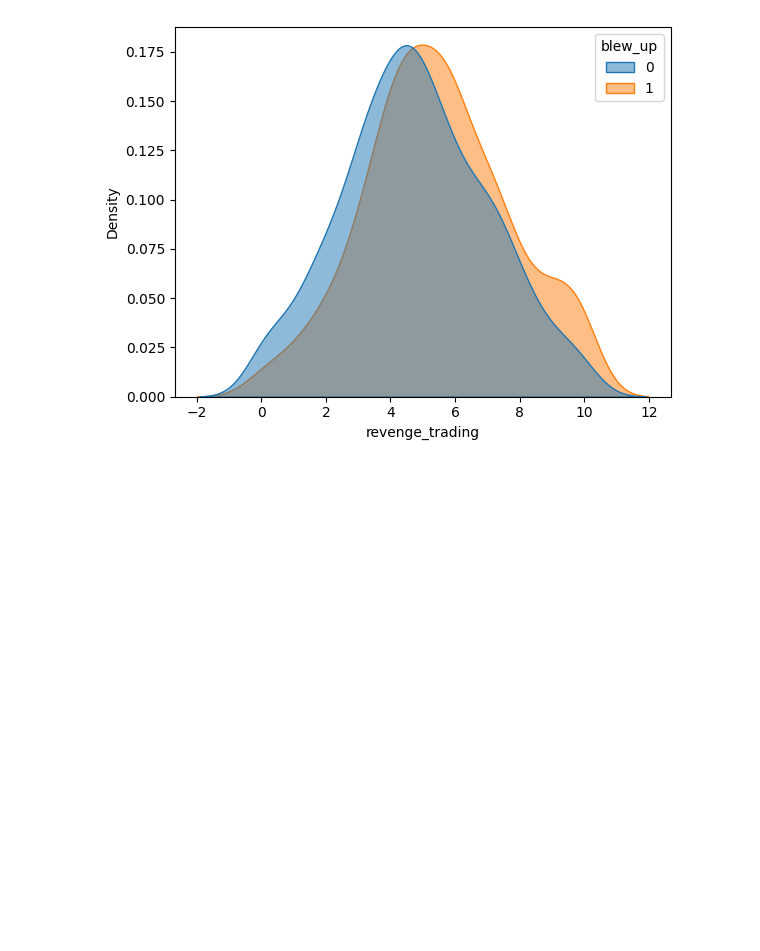
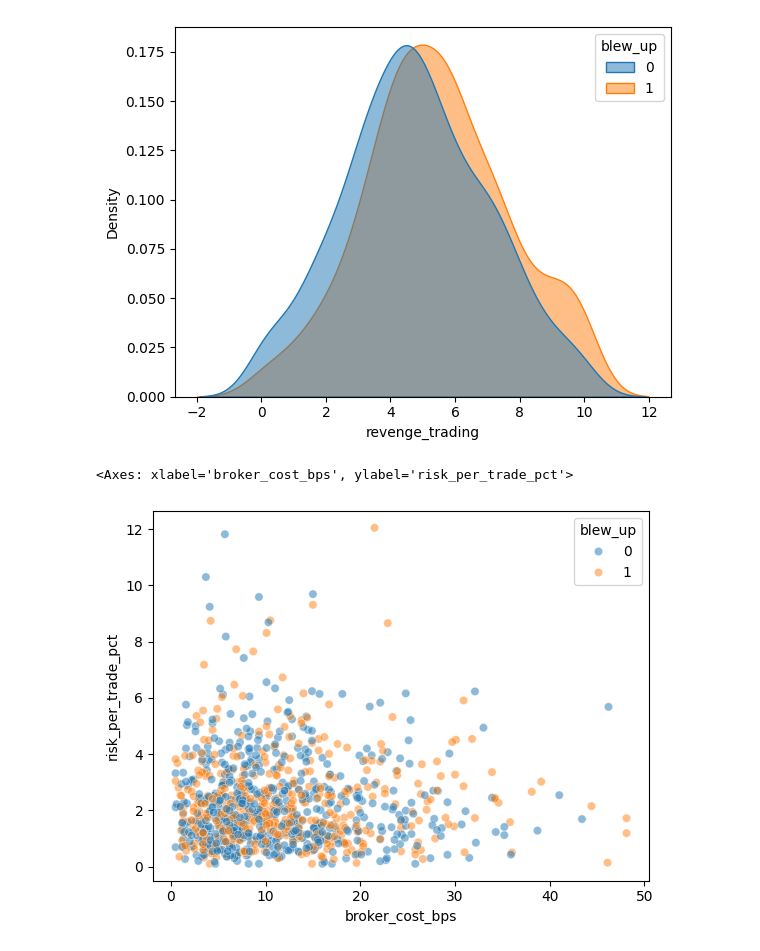
Before and after one commit to sarahmaisha/dat402retailtrading, a Jupyter notebook: 402p1.ipynb, the cells around one changed output. Cells and saved outputs as stored; diff of their text form; code cells hidden in the pictures; blank space fills up the shorter version.

Commit message:
added more graphs looking at the relationship between revenge trading and net return, as well as broker cost and risk per trade

```diff
--- a/402p1.ipynb
+++ b/402p1.ipynb
@@ -122,3 +122,8 @@ sns.kdeplot(data=df, x='revenge_trading', hue='blew_up', fill=True, common_norm=
 # %% [output]
 <Axes: xlabel='revenge_trading', ylabel='Density'>
 [figure]
+# %%
+sns.scatterplot(data=df, x='broker_cost_bps', y='risk_per_trade_pct', alpha=0.5, hue='blew_up')
+# %% [output]
+<Axes: xlabel='broker_cost_bps', ylabel='risk_per_trade_pct'>
+[figure, added]
```
